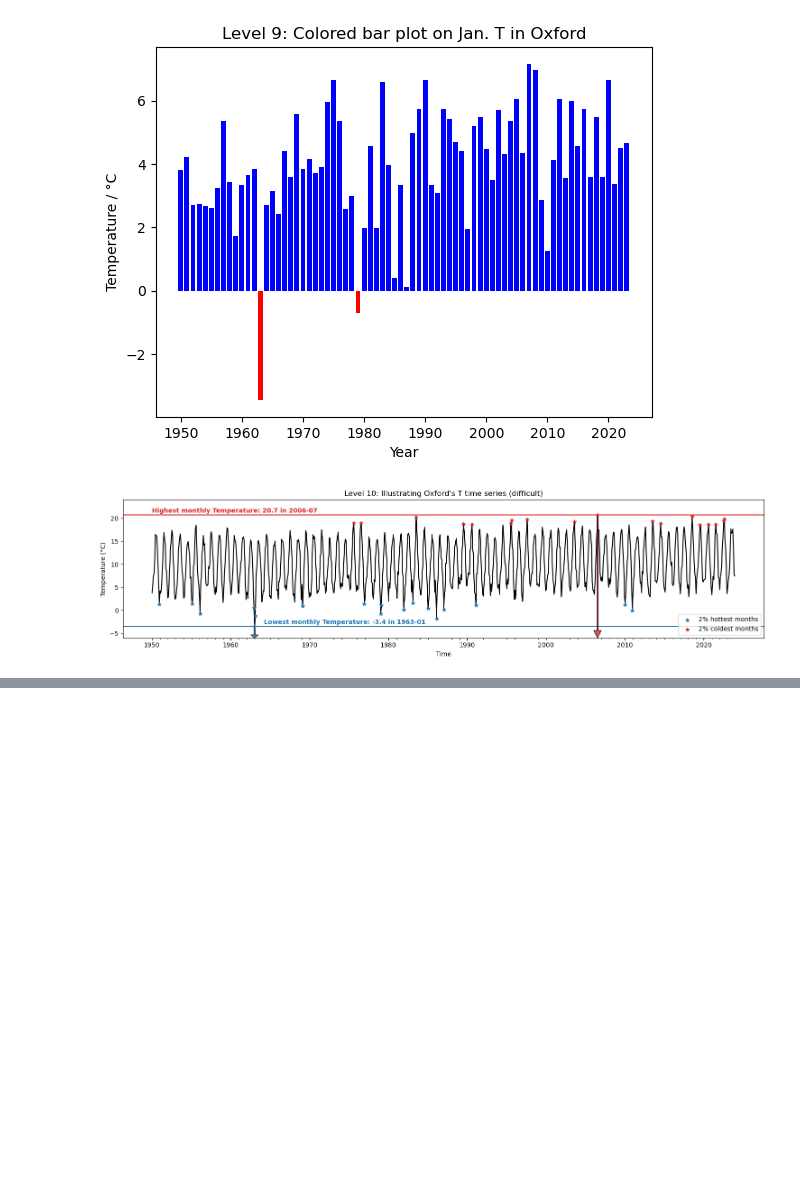
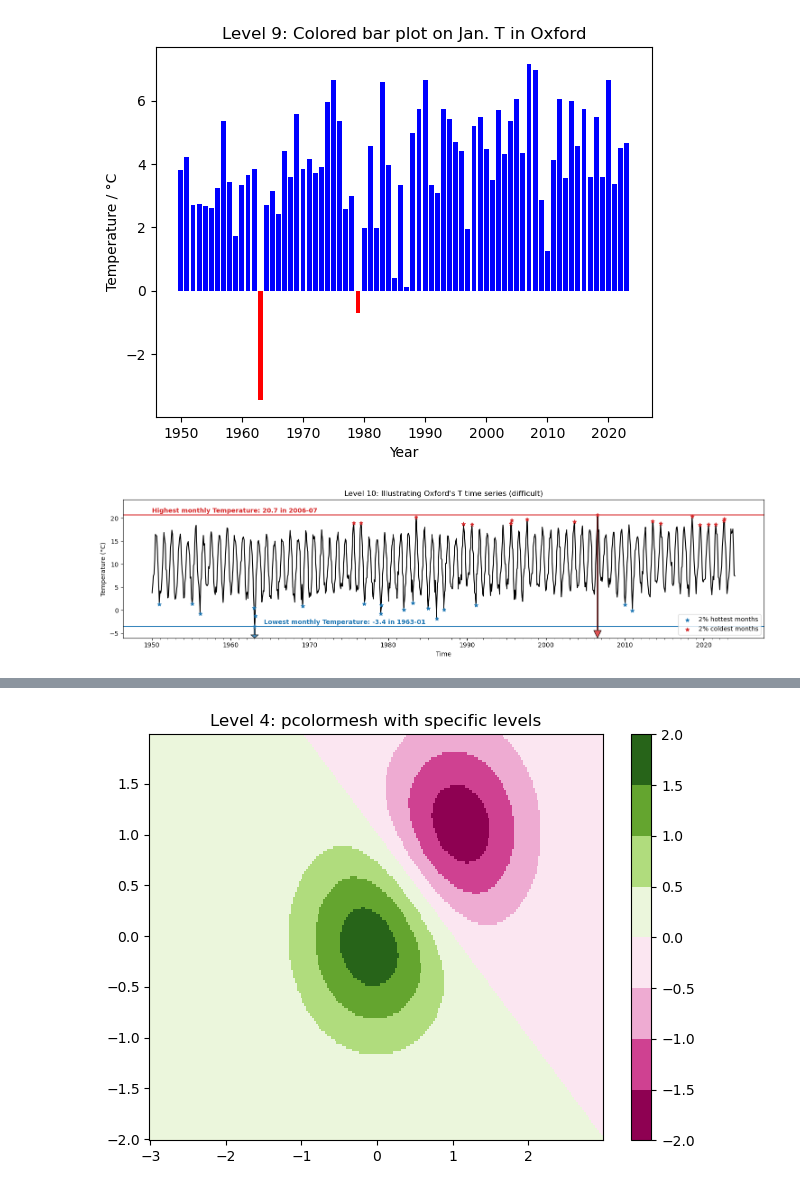
Before and after one commit to bobbyantonio/iecdt_environmental_data_analysis, a Jupyter notebook: course_notebooks/plot/matplotlib_solutions.ipynb, the cells around one changed output, grey strips where cells are left out. Saved outputs shown, nothing was run; the diff lists cells and outputs as text; code cells hidden in the pictures; blank space fills up the shorter version.

```diff
--- a/course_notebooks/plot/matplotlib_solutions.ipynb
+++ b/course_notebooks/plot/matplotlib_solutions.ipynb
@@ -311,0 +409,28 @@ plt.show()
+# %%
+from matplotlib.colors import BoundaryNorm
+
+# Data for plotting
+delta = 0.025
+x = np.arange(-3.0, 3.0, delta)
+y = np.arange(-2.0, 2.0, delta)
+X, Y = np.meshgrid(x, y)
+Z1 = np.exp(-X**2 - Y**2)
+Z2 = np.exp(-(X - 1)**2 - (Y - 1)**2)
+Z = (Z1 - Z2) * 2
+
+# Create axes
+ax = plt.axes()
+
+# Plot contour with labels
+p = ax.pcolormesh(X, Y, Z, cmap= "PiYG", norm = BoundaryNorm(np.arange(-2,2.1,0.5,), 256))
+plt.colorbar(p)
+
+# Title
+ax.set_title("Level 4: pcolormesh with specific levels")
+
+# Save and show
+plt.tight_layout()
+plt.savefig('examples/maps_level4.png',)
+plt.show()
+# %% [output]
+[figure, added]
```
Also changed, not shown: parts of 8 cells of this notebook, 12 other files.
